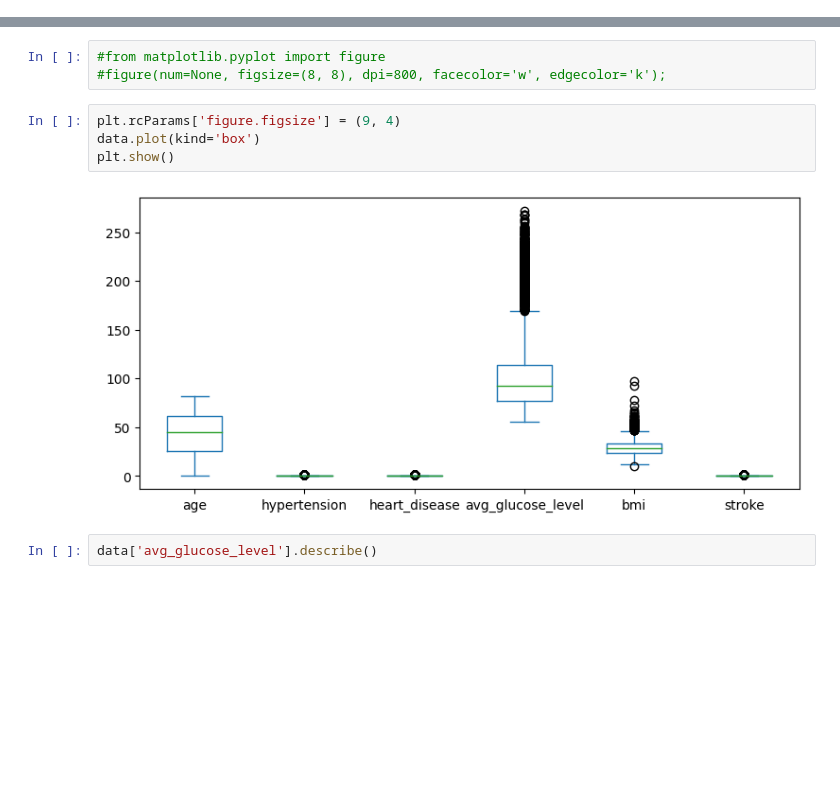
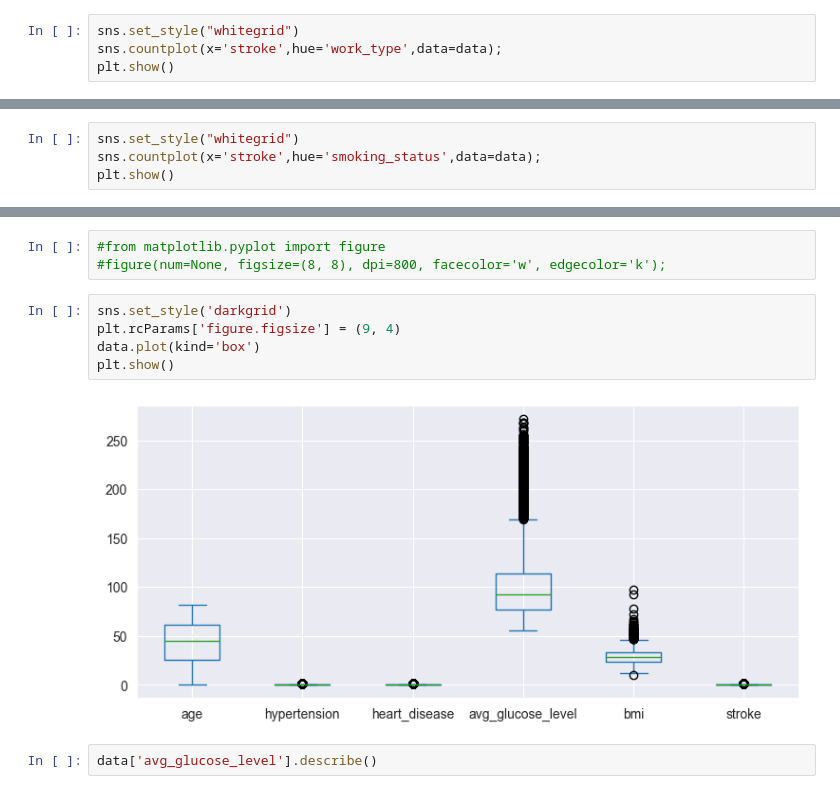
Before and after one commit to mahesh027/Brain-Stroke-prediction-model-using-ml, a Jupyter notebook: Brain-Stroke-Prediction.ipynb, the cells around one changed output, grey strips where cells are left out. Cells and saved outputs as stored; diff of their text form; blank space fills up the shorter version.

```diff
--- a/Brain-Stroke-Prediction.ipynb
+++ b/Brain-Stroke-Prediction.ipynb
@@ -61,0 +56,4 @@ sns.heatmap(data=corr,annot=True,cmap='Spectral').set(title='Correlation Matrix'
+# %%
+sns.set_style("whitegrid")
+sns.countplot(x='stroke',hue='work_type',data=data);
+plt.show()
@@ -61,0 +71,4 @@ sns.heatmap(data=corr,annot=True,cmap='Spectral').set(title='Correlation Matrix'
+# %%
+sns.set_style("whitegrid")
+sns.countplot(x='stroke',hue='smoking_status',data=data);
+plt.show()
@@ -155,11 +178,12 @@ data
 #from matplotlib.pyplot import figure
 #figure(num=None, figsize=(8, 8), dpi=800, facecolor='w', edgecolor='k');
 # %%
+sns.set_style('darkgrid')
 plt.rcParams['figure.figsize'] = (9, 4)
 data.plot(kind='box')
 plt.show()
 # %% [output]
-[figure, old version]
+[figure, new version]
 # %%
 data['avg_glucose_level'].describe()
 # %% [output]
```
Also changed, not shown: parts of 15 cells of this notebook, 1 other file.
